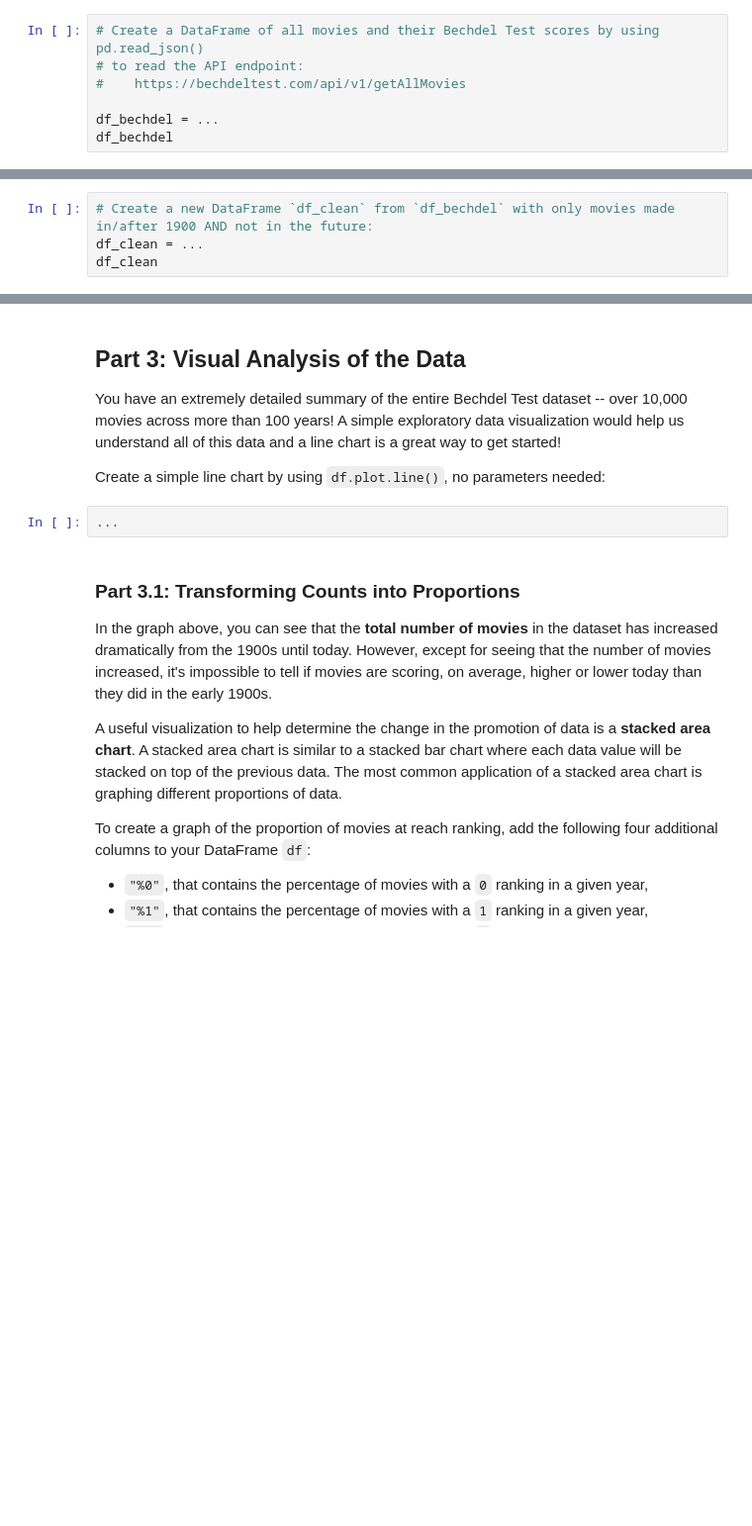
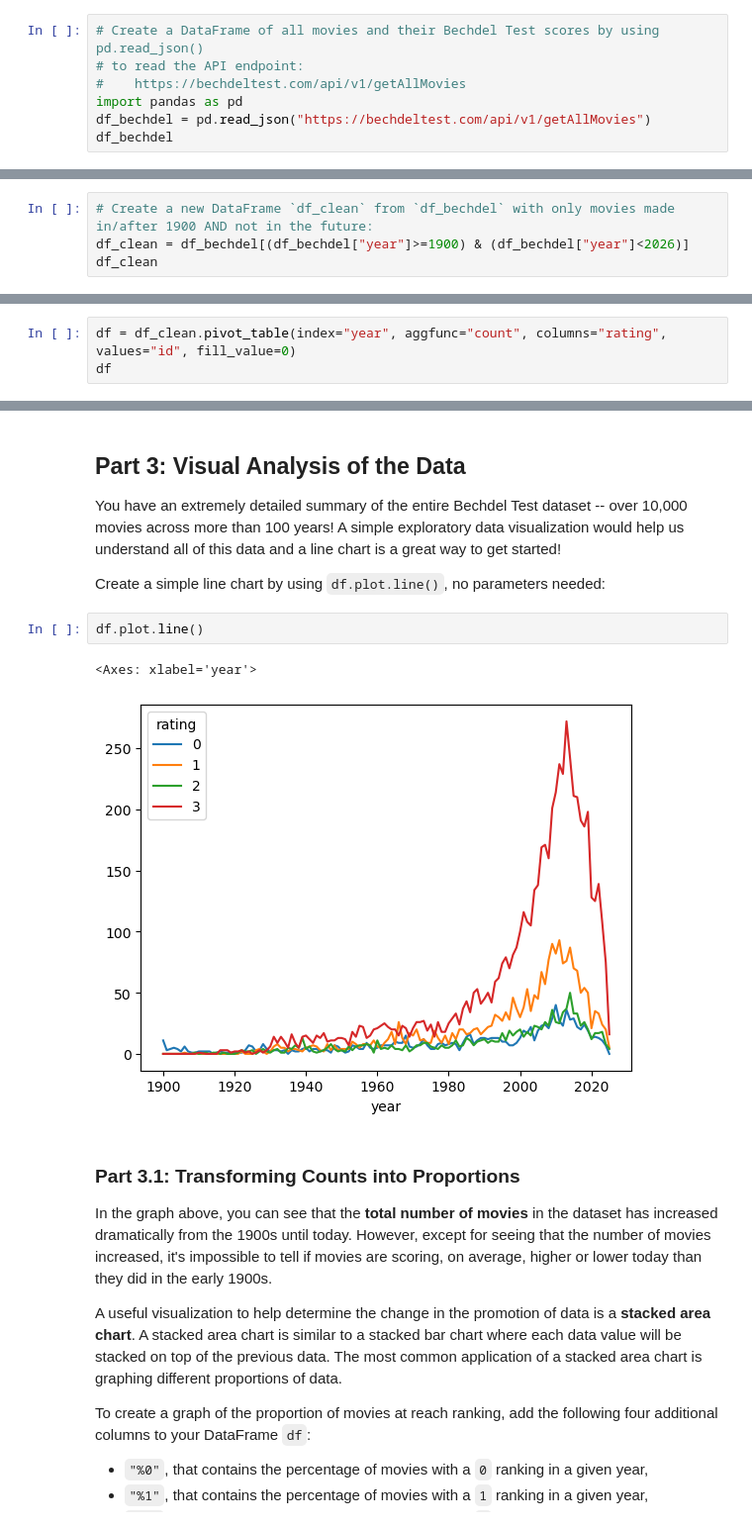
Before and after one commit to anqiandy/discoverymicroprojects, a Jupyter notebook: microproject-05-bechdel-test/microproject-05-bechdel-test.ipynb, the cells around one changed output, grey strips where cells are left out. Shown at 99% size. Cells and saved outputs as stored; diff of their text form; blank space fills up the shorter version.

```diff
--- a/microproject-05-bechdel-test/microproject-05-bechdel-test.ipynb
+++ b/microproject-05-bechdel-test/microproject-05-bechdel-test.ipynb
@@ -47,6 +47,6 @@ Using `pd.read_json`, create a DataFrame `df_bechdel` to store all the movies an
 # Create a DataFrame of all movies and their Bechdel Test scores by using pd.read_json()
 # to read the API endpoint:
 #    https://bechdeltest.com/api/v1/getAllMovies
-
-df_bechdel = ...
+import pandas as pd
+df_bechdel = pd.read_json("https://bechdeltest.com/api/v1/getAllMovies")
 df_bechdel
@@ -65,5 +79,5 @@ To limit our data to modern film and remove any erroneous data, create a new Dat
 2. All movies made in the future are removed.  *(It's impossible to have a movie from 2035 in 2025.)*
 # %%
 # Create a new DataFrame `df_clean` from `df_bechdel` with only movies made in/after 1900 AND not in the future:
-df_clean = ...
+df_clean = df_bechdel[(df_bechdel["year"]>=1900) & (df_bechdel["year"]<2026)]
 df_clean
@@ -217,0 +306,3 @@ df
+# %%
+df = df_clean.pivot_table(index="year", aggfunc="count", columns="rating", values="id", fill_value=0)
+df
@@ -232,8 +340,11 @@ print(f"{tada} All tests passed! {tada}")
 You have an extremely detailed summary of the entire Bechdel Test dataset -- over 10,000 movies across more than 100 years!  A simple exploratory data visualization would help us understand all of this data and a line chart is a great way to get started!
 
 Create a simple line chart by using `df.plot.line()`, no parameters needed:
-# %%
-...
+# %%
+df.plot.line()
+# %% [output]
+<Axes: xlabel='year'>
+[figure, added]
 # %% [markdown]
 ### Part 3.1: Transforming Counts into Proportions
 
```
Also changed, not shown: parts of 25 cells of this notebook.
